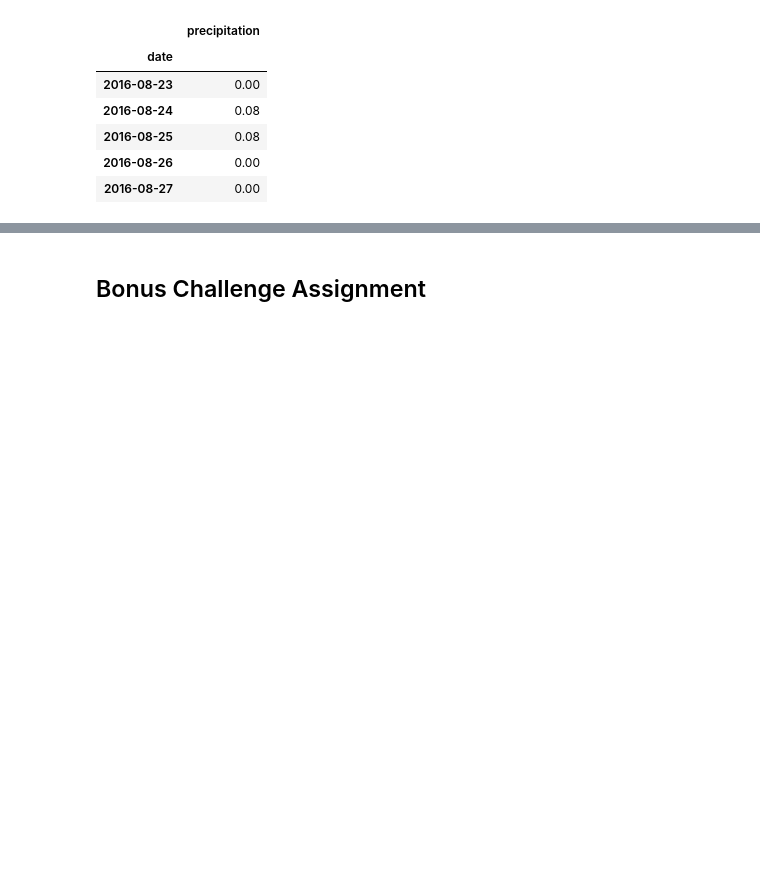
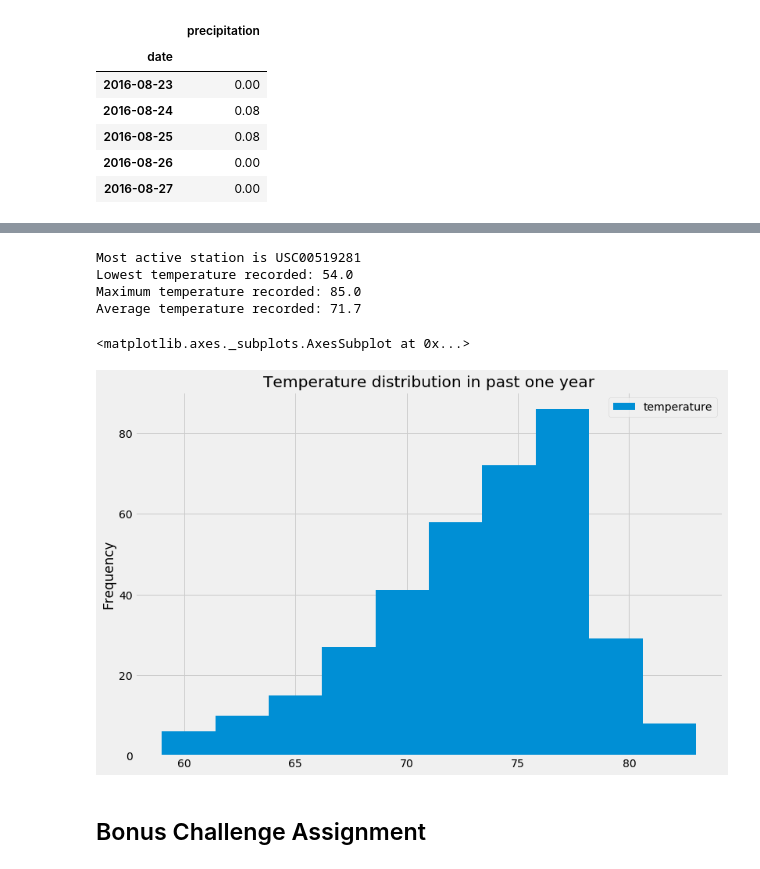
Before and after one commit to susovd/Honolulu-Climate-Analysis, a Jupyter notebook: climate_starter.ipynb, the cells around one changed output, grey strips where cells are left out. Saved outputs shown, nothing was run; the diff lists cells and outputs as text; code cells hidden in the pictures; blank space fills up the shorter version.

```diff
--- a/climate_starter.ipynb
+++ b/climate_starter.ipynb
@@ -80,9 +119,29 @@ rain_df = rain_df.sort_values(by = ["date"])
 # %%
 # Using the station id from the previous query, calculate the lowest temperature recorded,
 # highest temperature recorded, and average temperature of the most active station?
+most_active_station = active_stations[0][0]
+temp_stats = session.query(func.min(measurement.tobs), func.max(measurement.tobs), func.avg(measurement.tobs)).filter(measurement.station == most_active_station)
+
+print(f"Most active station is {most_active_station}")
+print(f"Lowest temperature recorded: {temp_stats[0][0]}")
+print(f"Maximum temperature recorded: {temp_stats[0][1]}")
+print(f"Average temperature recorded: {round((temp_stats[0][2]),1)}")
+# %% [output]
+Most active station is USC00519281
+Lowest temperature recorded: 54.0
+Maximum temperature recorded: 85.0
+Average temperature recorded: 71.7
 # %%
 # Choose the station with the highest number of temperature observations.
+most_temp_obs = session.query(measurement.station, func.count(measurement.tobs)).group_by(measurement.station).order_by(func.count(measurement.station).desc()).first()
+most_temp_obs = most_temp_obs[0]
 # Query the last 12 months of temperature observation data for this station and plot the results as a histogram
+temp_obs = session.query(measurement.tobs).filter(measurement.date >= one_year).filter(measurement.station == most_temp_obs).all()
+temp_obs_df = pd.DataFrame(temp_obs, columns = ["temperature"])
+temp_obs_df.plot.hist(title = "Temperature distribution in past one year", figsize = (12,8))
+# %% [output]
+<matplotlib.axes._subplots.AxesSubplot at 0x...>
+[figure, added]
 # %% [markdown]
 ## Bonus Challenge Assignment
 # %%
```
Also changed, not shown: parts of 7 cells of this notebook.
